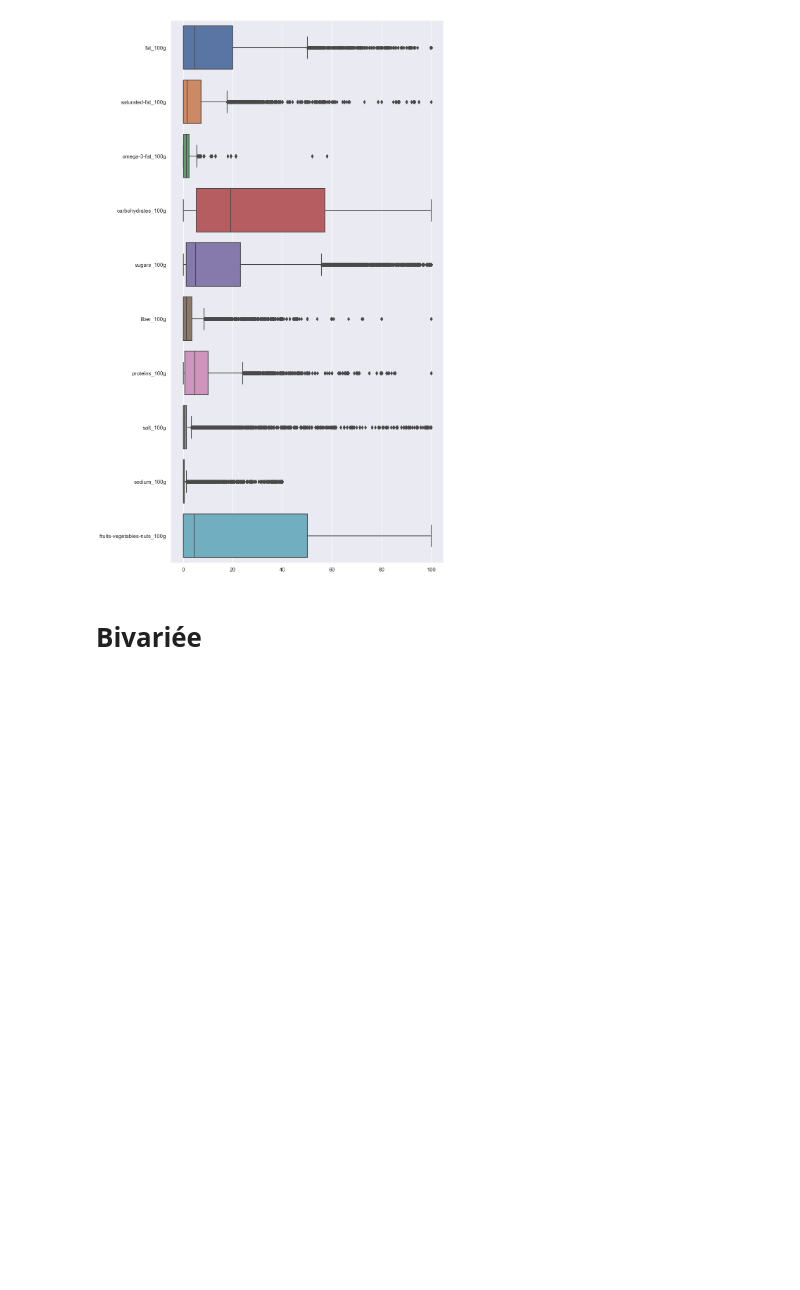
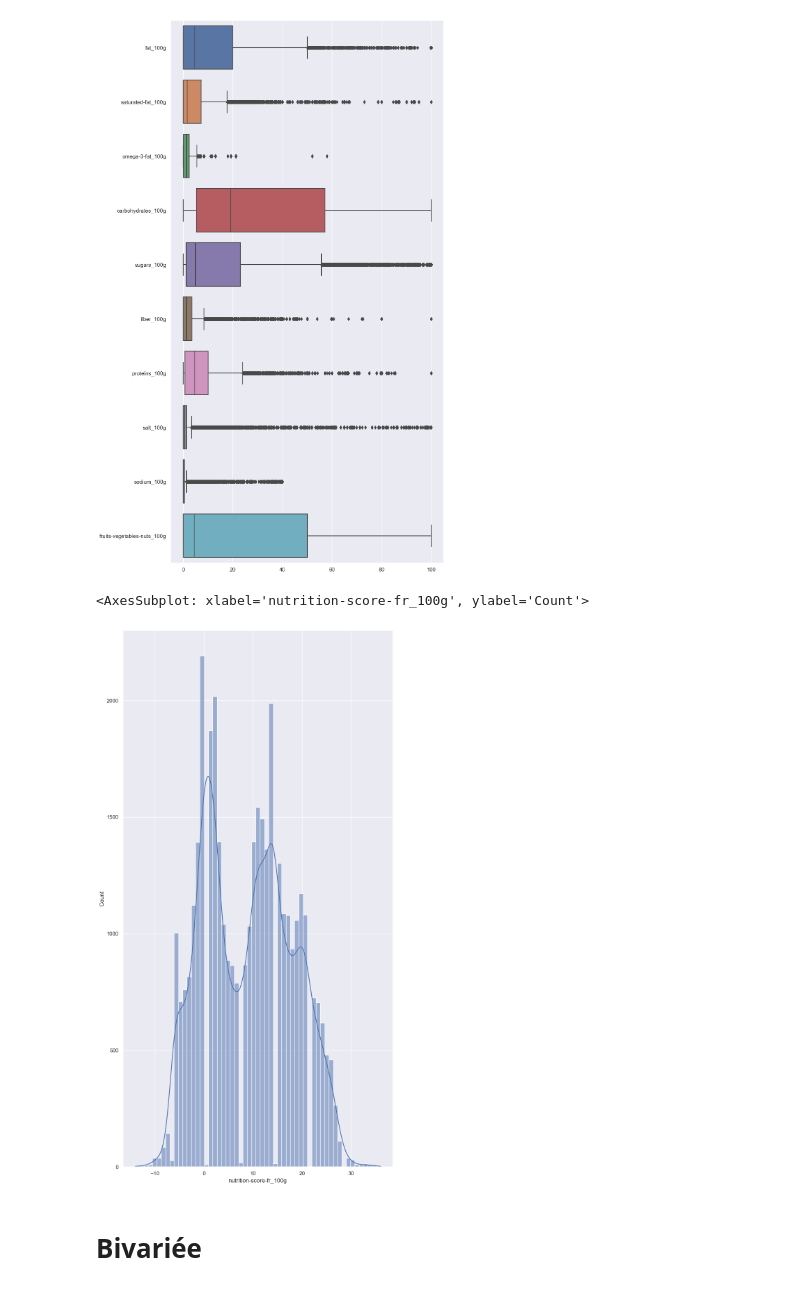
Before and after one commit to CeVague/Projet_3-Concevez_application_pour_sante_publique, a Jupyter notebook: Exploration.ipynb, the cells around one changed output. Drawn from its saved outputs; the diff is of its cells as text; code cells hidden in the pictures; blank space fills up the shorter version.

```diff
--- a/Exploration.ipynb
+++ b/Exploration.ipynb
@@ -231,6 +231,11 @@ sns.boxplot(data=df, orient='h')
 # %% [output]
 <AxesSubplot: >
 [figure]
+# %%
+sns.histplot(data=data['nutrition-score-fr_100g'], kde=True)
+# %% [output]
+<AxesSubplot: xlabel='nutrition-score-fr_100g', ylabel='Count'>
+[figure, added]
 # %% [markdown]
 # Bivariée
 # %%
```
Also changed, not shown: parts of 9 cells of this notebook.
